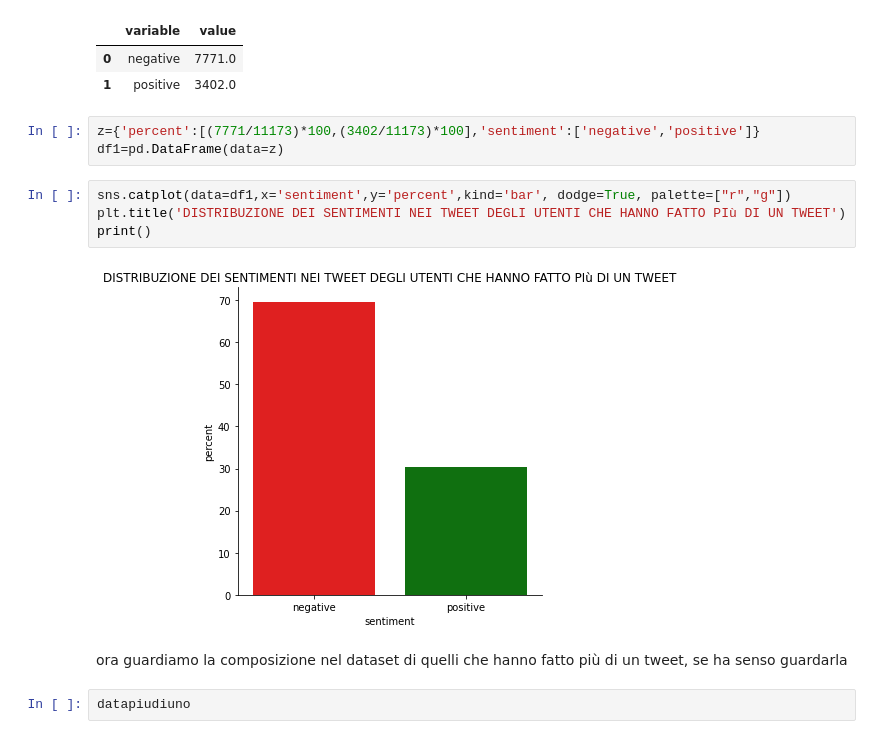
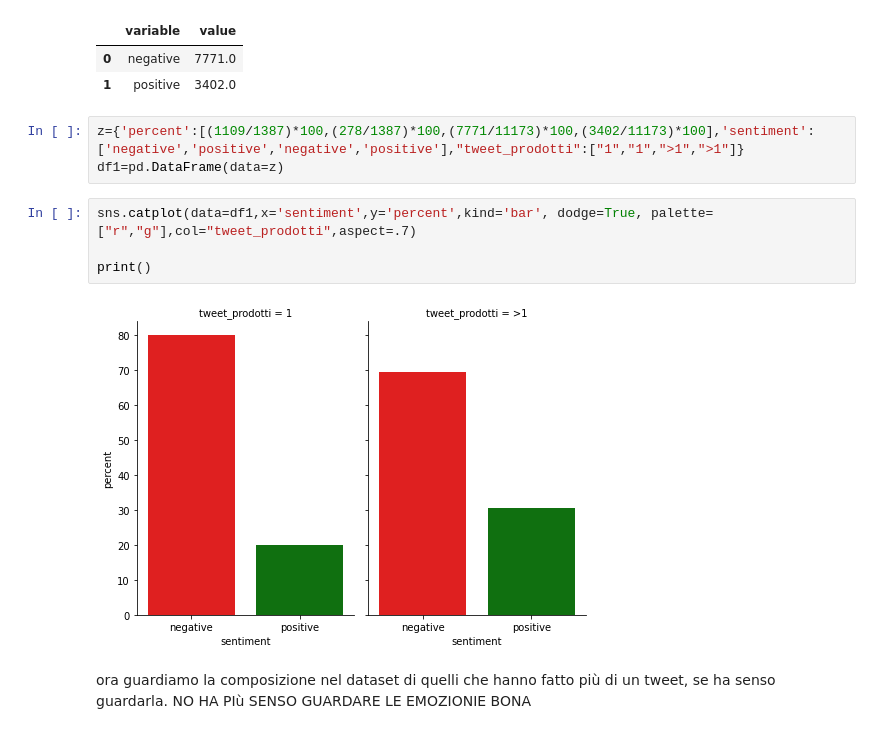
Before and after one commit to paolofesta/prove, a Jupyter notebook: TESI.ipynb, the cells around one changed output. Drawn from its saved outputs; the diff is of its cells as text.

```diff
--- a/TESI.ipynb
+++ b/TESI.ipynb
@@ -1207,15 +1199,13 @@ h
 | 0 | negative | 7771.0 |
 | 1 | positive | 3402.0 |
 # %%
-z={'percent':[(7771/11173)*100,(3402/11173)*100],'sentiment':['negative','positive']}
+z={'percent':[(1109/1387)*100,(278/1387)*100,(7771/11173)*100,(3402/11173)*100],'sentiment':['negative','positive','negative','positive'],"tweet_prodotti":["1","1",">1",">1"]}
 df1=pd.DataFrame(data=z)
 # %%
-sns.catplot(data=df1,x='sentiment',y='percent',kind='bar', dodge=True, palette=["r","g"])
-plt.title('DISTRIBUZIONE DEI SENTIMENTI NEI TWEET DEGLI UTENTI CHE HANNO FATTO PIù DI UN TWEET')
+sns.catplot(data=df1,x='sentiment',y='percent',kind='bar', dodge=True, palette=["r","g"],col="tweet_prodotti",aspect=.7)
+
 print()
 # %% [output]
-[figure, old version]
+[figure, new version]
 # %% [markdown]
-ora guardiamo la composizione nel dataset di quelli che hanno fatto più di un tweet, se ha senso guardarla
+ora guardiamo la composizione nel dataset di quelli che hanno fatto più di un tweet, se ha senso guardarla. NO HA PIù SENSO GUARDARE LE EMOZIONIE BONA
-# %%
-datapiudiuno
```
Also changed, not shown: parts of 4 cells of this notebook.
